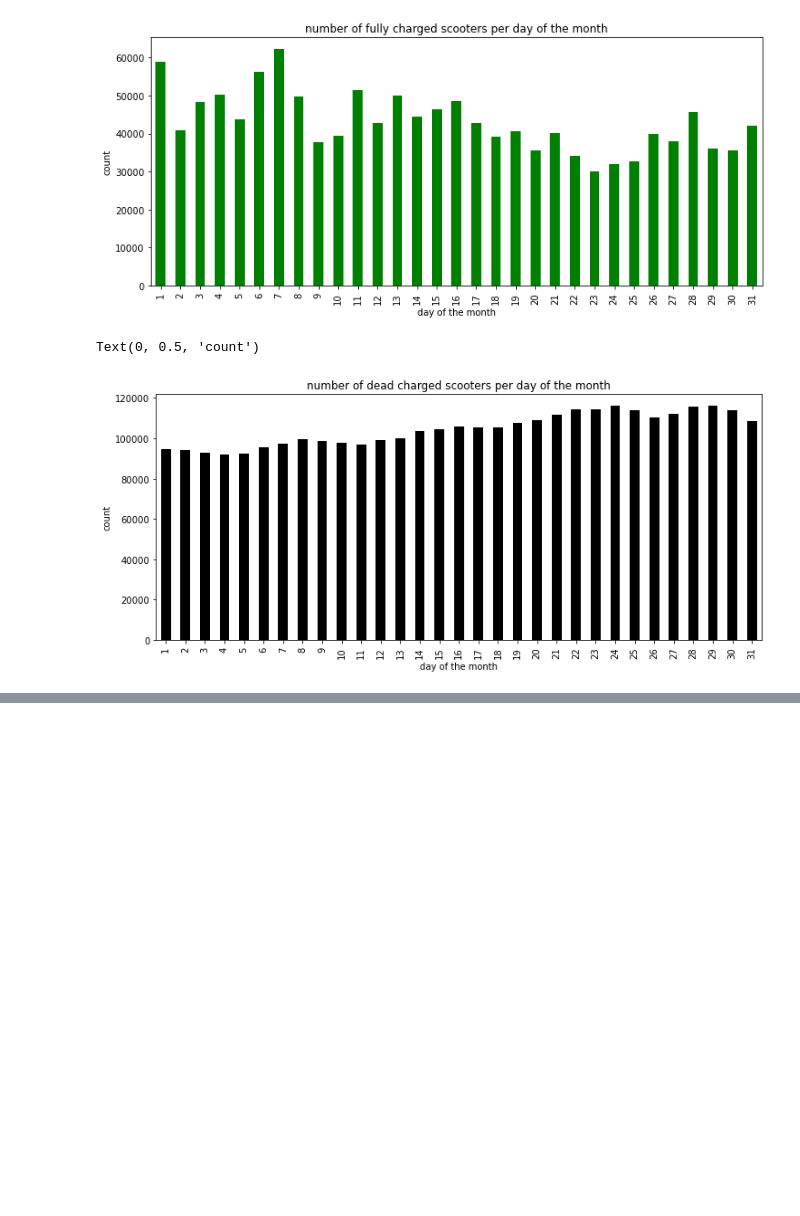
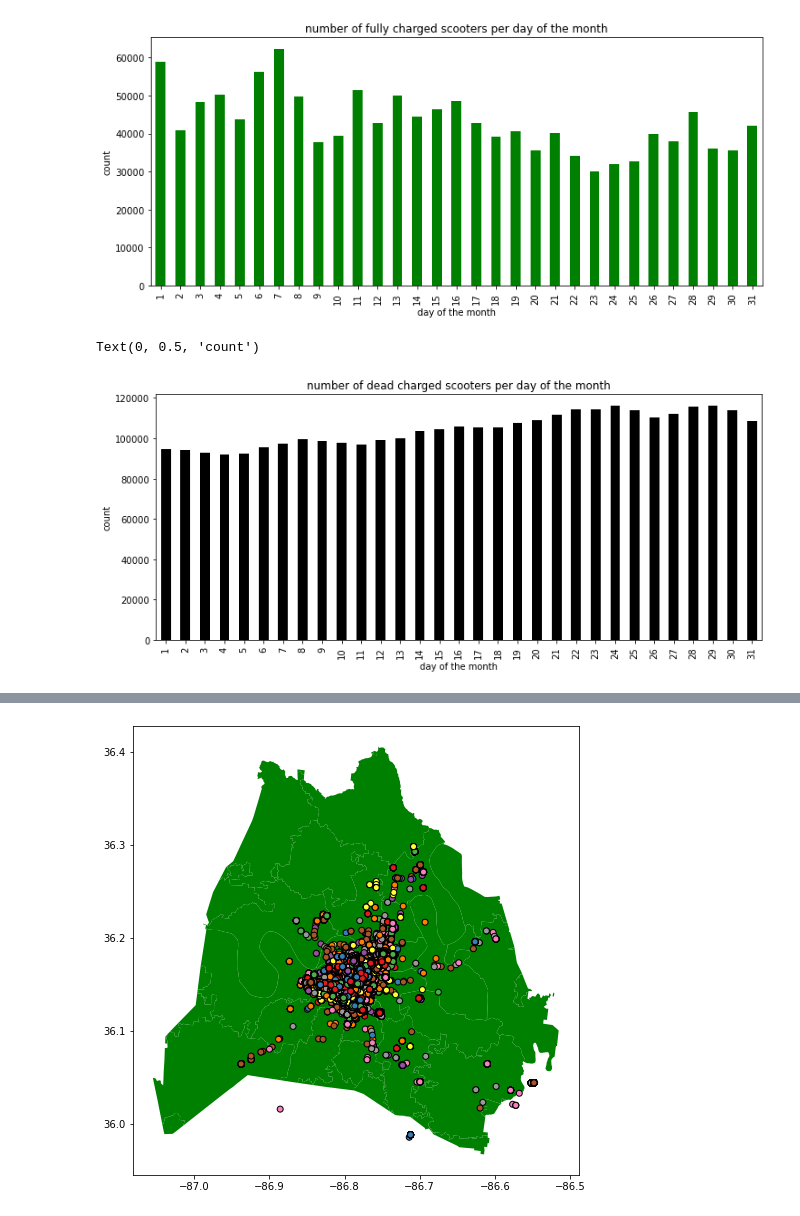
Before and after one commit to Quezadajl/nashville-scooters-project, a Jupyter notebook: notebooks/july.ipynb, the cells around one changed output, grey strips where cells are left out. Saved outputs shown, nothing was run; the diff lists cells and outputs as text; code cells hidden in the pictures; blank space fills up the shorter version.

```diff
--- a/notebooks/july.ipynb
+++ b/notebooks/july.ipynb
@@ -315,0 +288,6 @@ zip.head(5)
+# %%
+ax_f = zip.plot(figsize = (8,10), color = 'green')
+full_charge.plot(ax = ax_f, column = 'sumdid', edgecolor = 'black', cmap= 'Set1')
+plt.show();
+# %% [output]
+[figure, added]
```
Also changed, not shown: parts of 14 cells of this notebook, 5 other files.
